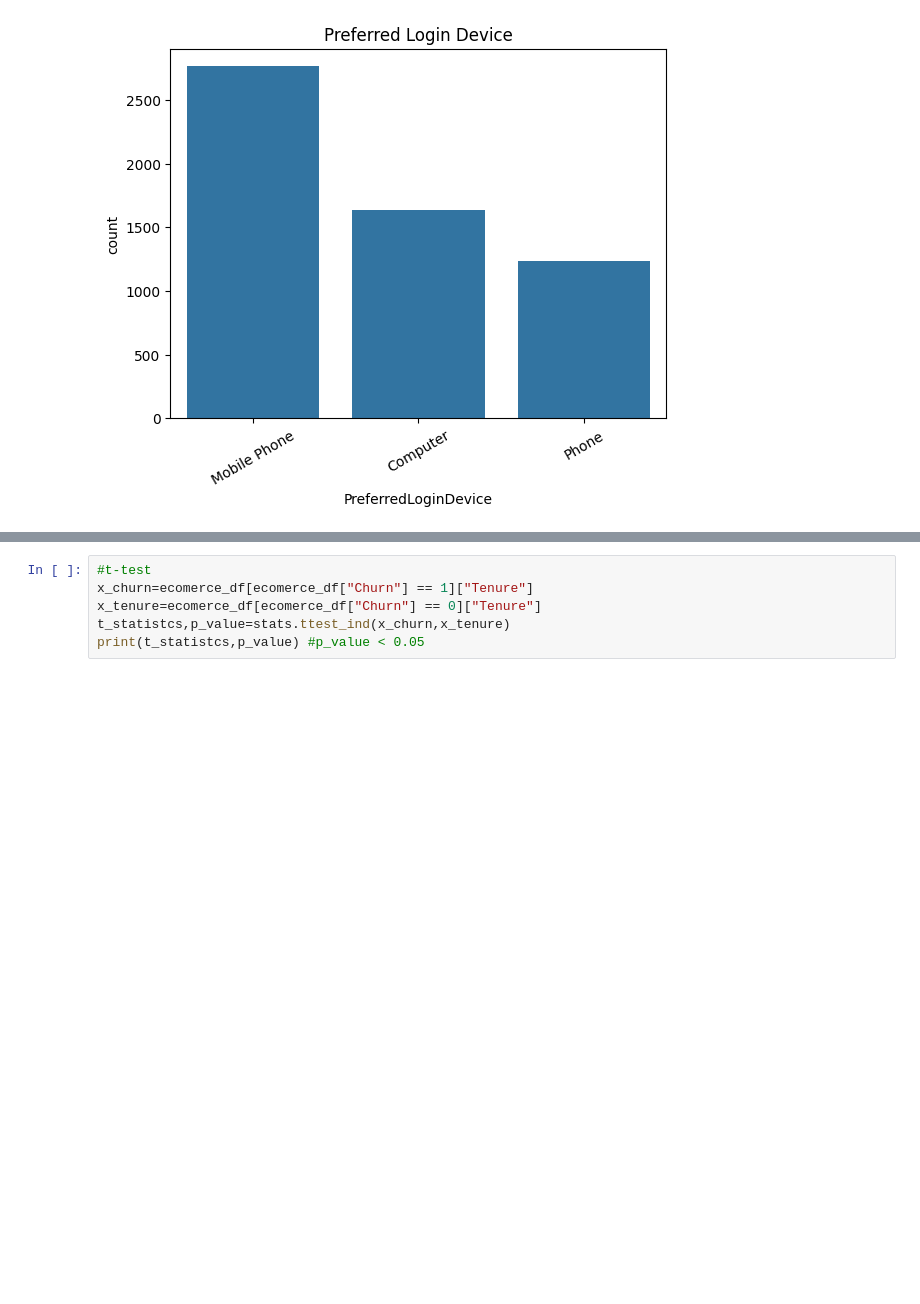
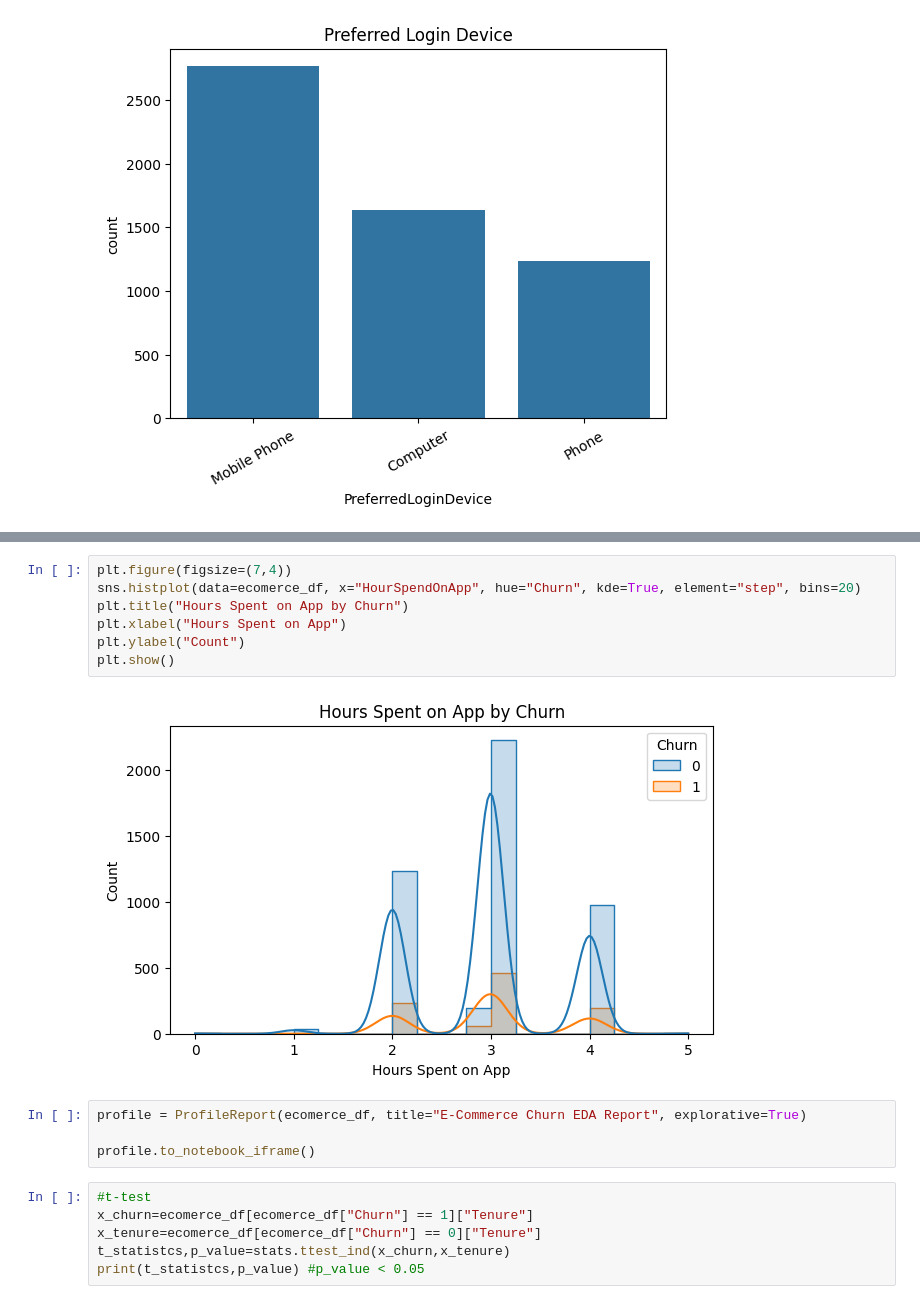
Before and after one commit to MohamedAshraf7122/Customer-Churn-Prediction-and-Analysis, a Jupyter notebook: Main 83.ipynb, the cells around one changed output, grey strips where cells are left out. Cells and saved outputs as stored; diff of their text form; blank space fills up the shorter version.

```diff
--- a/Main 83.ipynb
+++ b/Main 83.ipynb
@@ -306,3 +337,16 @@ from scipy import stats
+# %%
+plt.figure(figsize=(7,4))
+sns.histplot(data=ecomerce_df, x="HourSpendOnApp", hue="Churn", kde=True, element="step", bins=20)
+plt.title("Hours Spent on App by Churn")
+plt.xlabel("Hours Spent on App")
+plt.ylabel("Count")
+plt.show()
+# %% [output]
+[figure, added]
+# %%
+profile = ProfileReport(ecomerce_df, title="E-Commerce Churn EDA Report", explorative=True)
+
+profile.to_notebook_iframe()
 # %%
 #t-test
 x_churn=ecomerce_df[ecomerce_df["Churn"] == 1]["Tenure"]
```
Also changed, not shown: parts of 15 cells of this notebook.
